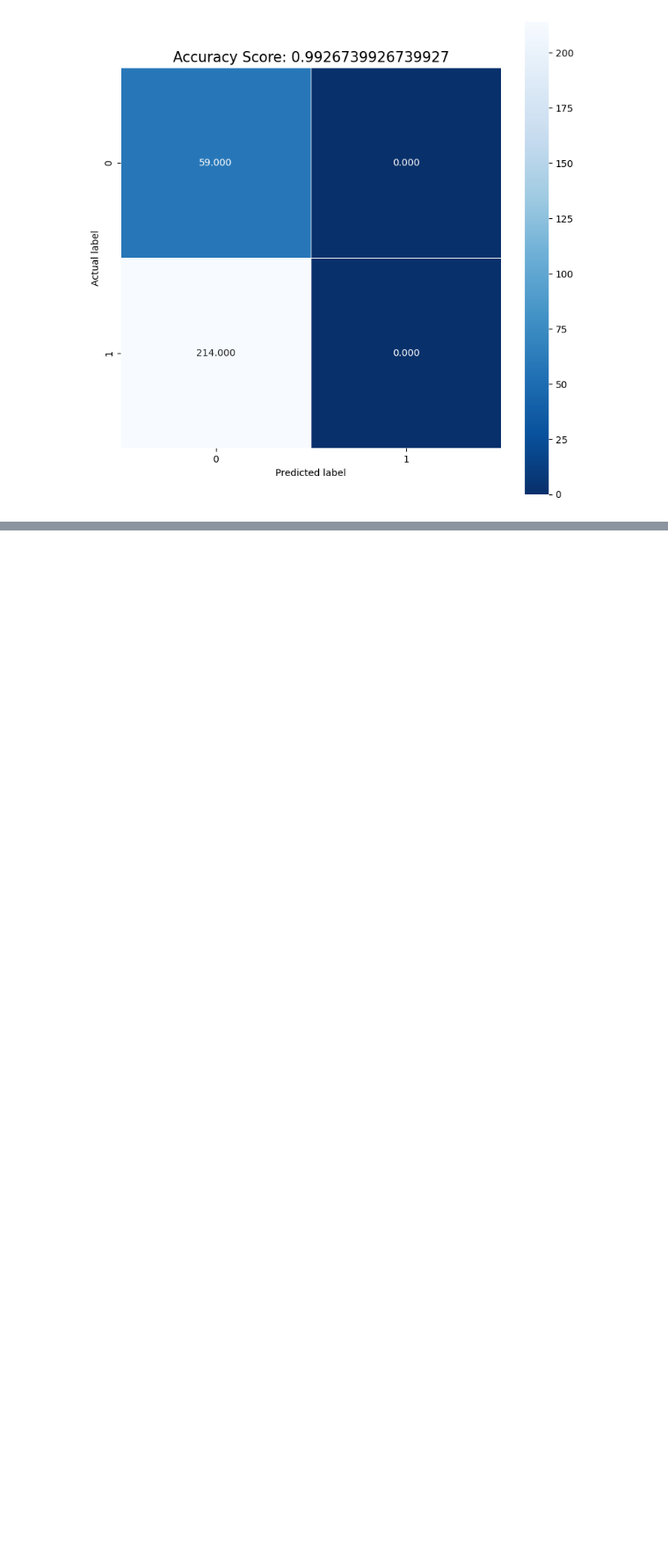
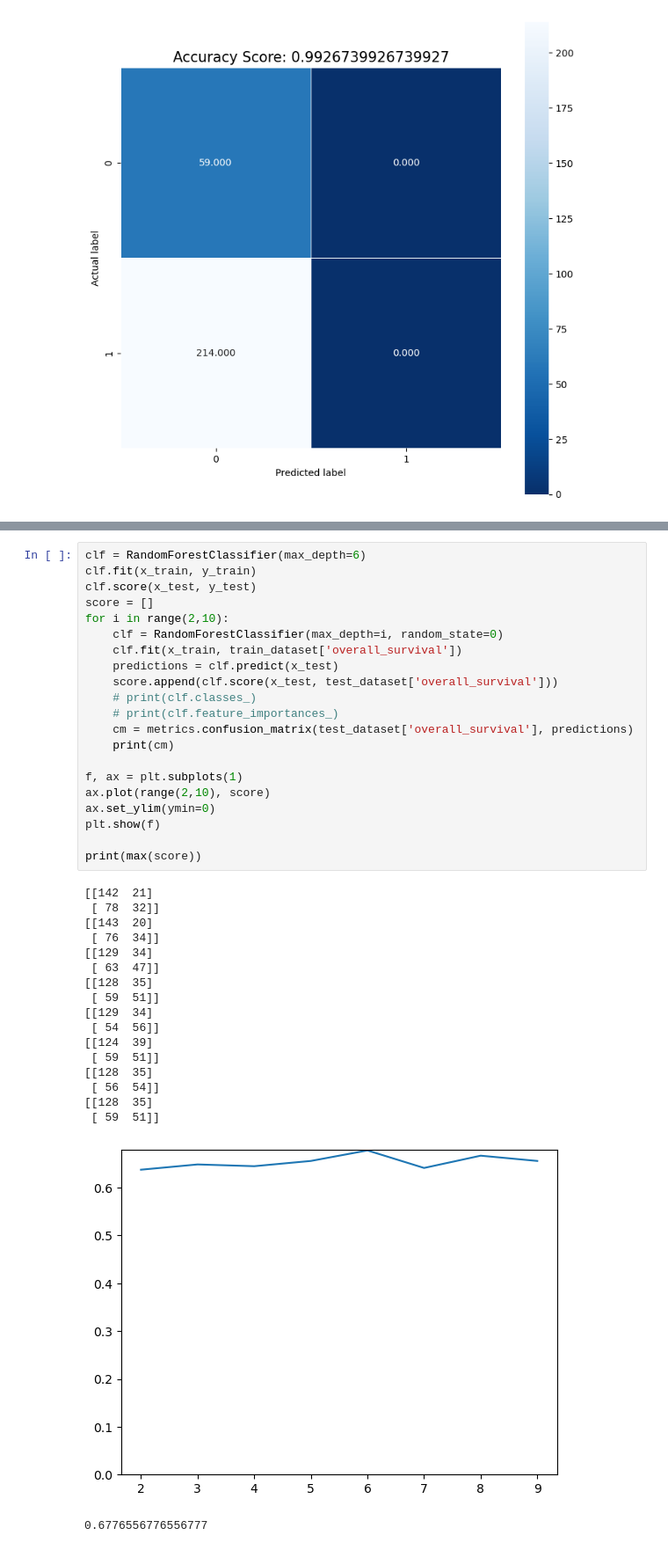
Before and after one commit to Allocco14/BreastCancerIIA, a Jupyter notebook: Breast_cancer.ipynb, the cells around one changed output, grey strips where cells are left out. Shown: that part at 88% size. Drawn from its saved outputs; the diff is of its cells as text; blank space fills up the shorter version.

```diff
--- a/Breast_cancer.ipynb
+++ b/Breast_cancer.ipynb
@@ -297,0 +319,40 @@ ValueError: Found input variables with inconsistent numbers of samples: [273, 1]
+# %%
+clf = RandomForestClassifier(max_depth=6)
+clf.fit(x_train, y_train)
+clf.score(x_test, y_test)
+score = []
+for i in range(2,10):
+    clf = RandomForestClassifier(max_depth=i, random_state=0)
+    clf.fit(x_train, train_dataset['overall_survival'])
+    predictions = clf.predict(x_test)
+    score.append(clf.score(x_test, test_dataset['overall_survival']))
+    # print(clf.classes_)
+    # print(clf.feature_importances_)
+    cm = metrics.confusion_matrix(test_dataset['overall_survival'], predictions)
+    print(cm)
+
+f, ax = plt.subplots(1)
+ax.plot(range(2,10), score)
+ax.set_ylim(ymin=0)
+plt.show(f)
+
+print(max(score))
+# %% [output]
+[[142  21]
+ [ 78  32]]
+[[143  20]
+ [ 76  34]]
+[[129  34]
+ [ 63  47]]
+[[128  35]
+ [ 59  51]]
+[[129  34]
+ [ 54  56]]
+[[124  39]
+ [ 59  51]]
+[[128  35]
+ [ 56  54]]
+[[128  35]
+ [ 59  51]]
+[figure, added]
+0.6776556776556777
```
Also changed, not shown: parts of 7 cells of this notebook.
